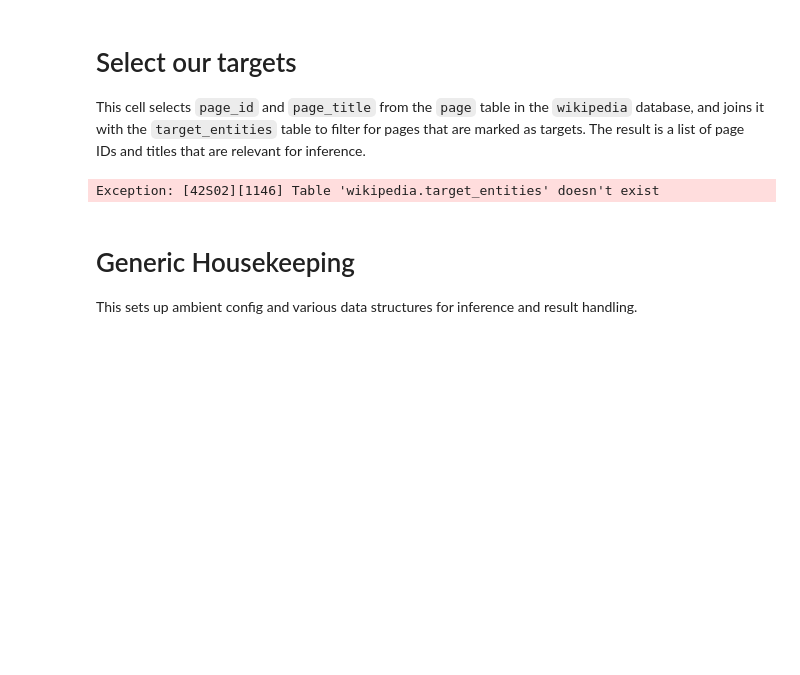
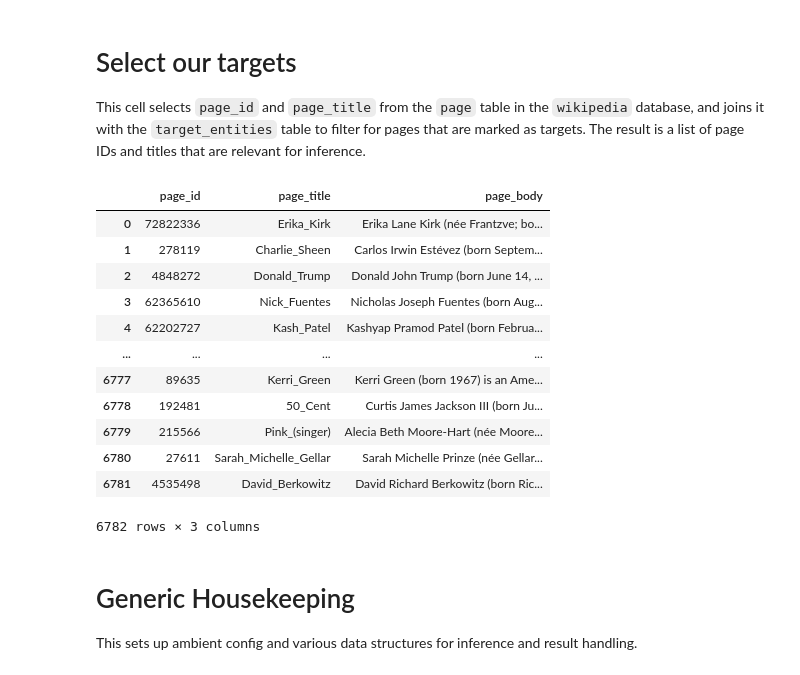
Before and after one commit to rickmark/cncld, a Jupyter notebook: data/workspace/infer_judgement.ipynb, the cells around one changed output. Saved outputs shown, nothing was run; the diff lists cells and outputs as text; code cells hidden in the pictures; blank space fills up the shorter version.

```diff
--- a/data/workspace/infer_judgement.ipynb
+++ b/data/workspace/infer_judgement.ipynb
@@ -6,12 +6,27 @@
 This cell selects `page_id` and `page_title` from the `page` table in the `wikipedia` database, and joins it with the `target_entities` table to filter for pages that are marked as targets. The result is a list of page IDs and titles that are relevant for inference.
 # %%
 %%sql
-SELECT p.page_id, p.page_title FROM page AS p
+SELECT p.page_id, p.page_title, wb.page_body
+FROM page AS p
 INNER JOIN target_entities AS te
     ON te.page_id = p.page_id
+INNER JOIN wiki_body AS wb
+    ON wb.page_id = p.page_id
 WHERE p.page_namespace = 0
 # %% [output]
+|  | page_id | page_title | page_body |
+| 0 | 72822336 | Erika_Kirk | Erika Lane Kirk (née Frantzve; bo... |
+| 1 | 278119 | Charlie_Sheen | Carlos Irwin Estévez (born Septem... |
+| 2 | 4848272 | Donald_Trump | Donald John Trump (born June 14, ... |
+| 3 | 62365610 | Nick_Fuentes | Nicholas Joseph Fuentes (born Aug... |
+| 4 | 62202727 | Kash_Patel | Kashyap Pramod Patel (born Februa... |
+| ... | ... | ... | ... |
+| 6777 | 89635 | Kerri_Green | Kerri Green (born 1967) is an Ame... |
+| 6778 | 192481 | 50_Cent | Curtis James Jackson III (born Ju... |
+| 6779 | 215566 | Pink_(singer) | Alecia Beth Moore-Hart (née Moore... |
+| 6780 | 27611 | Sarah_Michelle_Gellar | Sarah Michelle Prinze (née Gellar... |
+| 6781 | 4535498 | David_Berkowitz | David Richard Berkowitz (born Ric... |
-Exception: [42S02][1146] Table 'wikipedia.target_entities' doesn't exist
+6782 rows × 3 columns
 # %% [markdown]
 # Generic Housekeeping
 
```
Also changed, not shown: parts of 5 cells of this notebook, 5 other files.
